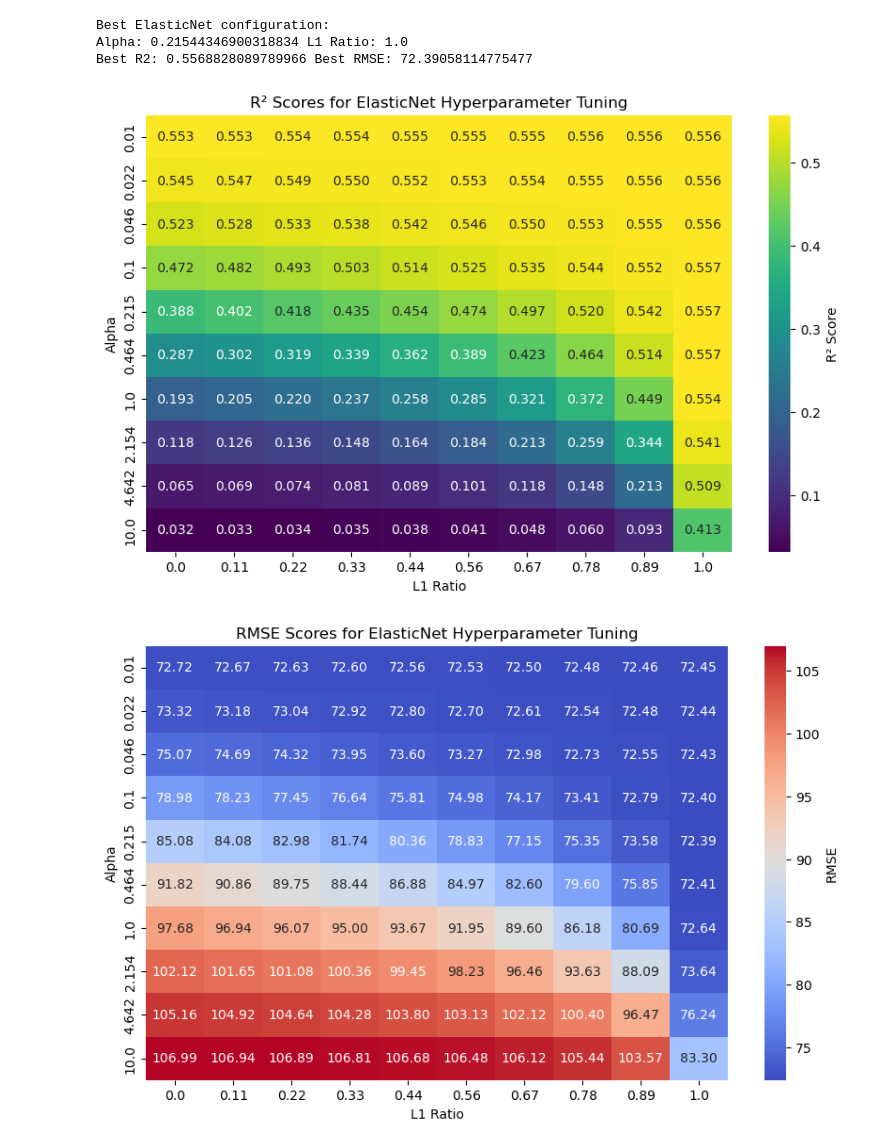
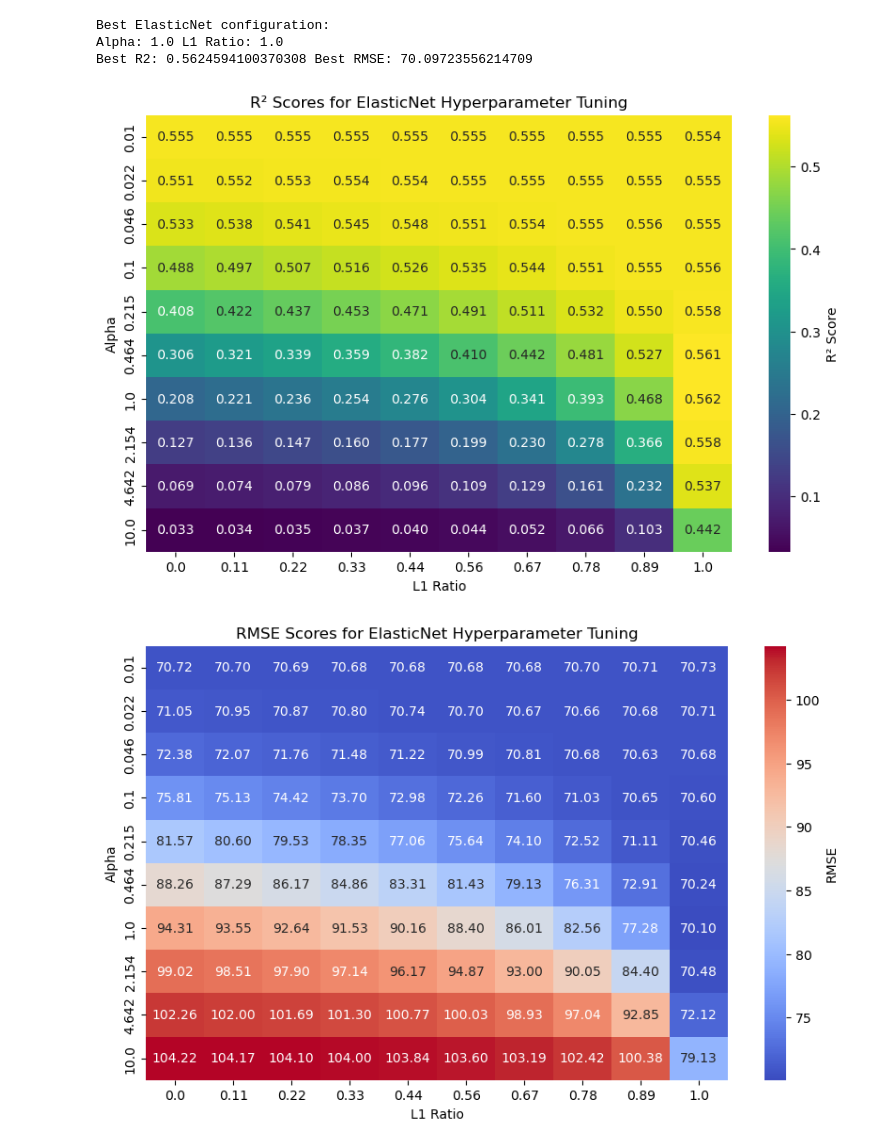
Before and after one commit to Dane0331/BINF5507, a Jupyter notebook: Assignment2/Scripts/main.ipynb, the cells around one changed output. Cells and saved outputs as stored; diff of their text form; code cells hidden in the pictures.

```diff
--- a/Assignment2/Scripts/main.ipynb
+++ b/Assignment2/Scripts/main.ipynb
@@ -84,16 +72,28 @@ dtype: int64
 # %%
 # --- Splitting Features and Targets ---
 X = df.drop(columns=["chol", "num"])  # Features
-y_reg = df["chol"]                    # Regression target
-y_clf = (df["num"] > 0).astype(int)     # Binary classification target
+y_reg = df["chol"].fillna(df["chol"].median())  # Impute missing values with median
+y_clf = (df["num"] > 0).astype(int)  # Binary classification target
 
 # Verify that there are no missing values in the targets
 print("Missing values in y_reg:", y_reg.isnull().sum())
 print("Missing values in y_clf:", y_clf.isnull().sum())
 
 # --- Train-Test Split ---
-X_train_reg, X_test_reg, y_train_reg, y_test_reg = train_test_split(X, y_reg, test_size=0.2, random_state=42)
-X_train_clf, X_test_clf, y_train_clf, y_test_clf = train_test_split(X, y_clf, test_size=0.2, random_state=42)
+X_train_reg, X_test_reg, y_train_reg, y_test_reg = train_test_split(X, y_reg, test_size=0.3, random_state=42)
+X_train_clf, X_test_clf, y_train_clf, y_test_clf = train_test_split(X, y_clf, test_size=0.3, random_state=42)
+
+# --- Transform Features using the Preprocessing Pipeline ---
+X_train_reg = preprocessor.fit_transform(X_train_reg)
+X_test_reg = preprocessor.transform(X_test_reg)
+X_train_clf = preprocessor.fit_transform(X_train_clf)
+X_test_clf = preprocessor.transform(X_test_clf)
+
+# Check for missing values after transformation
+print("Missing values in transformed X_train_reg:", np.isnan(X_train_reg).sum())
+print("Missing values in transformed X_test_reg:", np.isnan(X_test_reg).sum())
+print("Missing values in transformed X_train_clf:", np.isnan(X_train_clf).sum())
+print("Missing values in transformed X_test_clf:", np.isnan(X_test_clf).sum())
 # %% [output]
 Missing values in y_reg: 0
 Missing values in y_clf: 0
@@ -100,13 +104,7 @@ Missing values in y_clf: 0
 # %%
-# --- Transform Features using the Preprocessing Pipeline ---
-X_train_reg = preprocessor.fit_transform(X_train_reg)
-X_test_reg = preprocessor.transform(X_test_reg)
-X_train_clf = preprocessor.fit_transform(X_train_clf)
-X_test_clf = preprocessor.transform(X_test_clf)
-
 # --- Regression Model - ElasticNet ---
 alpha_values = np.logspace(-2, 1, 10)
-l1_ratios = np.linspace(0, 1, 10)
+l1_ratios = np.linspace(0, 1, 10) # will generate 10 values between 0 for ridge and 1 for lasso
 
 best_r2, best_rmse, best_alpha, best_l1 = -np.inf, np.inf, None, None
 r2_results, rmse_results = [], []
@@ -131,36 +129,31 @@ print("Alpha:", best_alpha, "L1 Ratio:", best_l1)
 print("Best R2:", best_r2, "Best RMSE:", best_rmse)
 # %% [output]
 Best ElasticNet configuration:
-Alpha: 0.21544346900318834 L1 Ratio: 1.0
-Best R2: 0.5568828089789966 Best RMSE: 72.39058114775477
+Alpha: 1.0 L1 Ratio: 1.0
+Best R2: 0.5624594100370308 Best RMSE: 70.09723556214709
 # %%
-# Provided data from the loop
-alpha_values = np.logspace(-2, 1, 10)
-l1_ratios = np.linspace(0, 1, 10)
-
-# Assuming r2_results and rmse_results have been computed from your loop
-# Make sure these are numpy arrays for easy plotting
-r2_results = np.array(r2_results)
+# --- R2 and RMSE Heatmap Generation ---
+r2_results = np.array(r2_results) # Make sure these are numpy arrays for easy plotting
 rmse_results = np.array(rmse_results)
 
 # Plot R² heatmap
 plt.figure(figsize=(10, 6))
 sns.heatmap(r2_results, annot=True, fmt=".3f", xticklabels=np.round(l1_ratios, 2),
             yticklabels=np.round(alpha_values, 3), cmap="viridis", cbar_kws={'label': 'R² Score'})
 plt.xlabel("L1 Ratio")
 plt.ylabel("Alpha")
 plt.title("R² Scores for ElasticNet Hyperparameter Tuning")
 plt.show()
 
 # Plot RMSE heatmap
 plt.figure(figsize=(10, 6))
 sns.heatmap(rmse_results, annot=True, fmt=".2f", xticklabels=np.round(l1_ratios, 2),
             yticklabels=np.round(alpha_values, 3), cmap="coolwarm", cbar_kws={'label': 'RMSE'})
 plt.xlabel("L1 Ratio")
 plt.ylabel("Alpha")
 plt.title("RMSE Scores for ElasticNet Hyperparameter Tuning")
 plt.show()
 # %% [output]
-[figure, old version]
+[figure, new version]
-[figure, old version]
+[figure, new version]
 # %%
```
Also changed, not shown: parts of 3 cells of this notebook.
